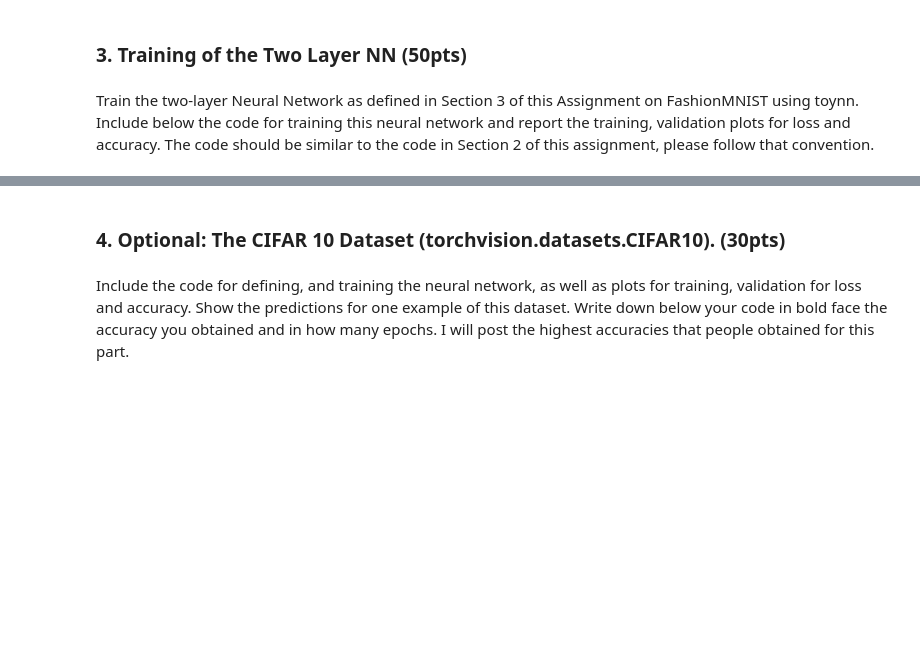
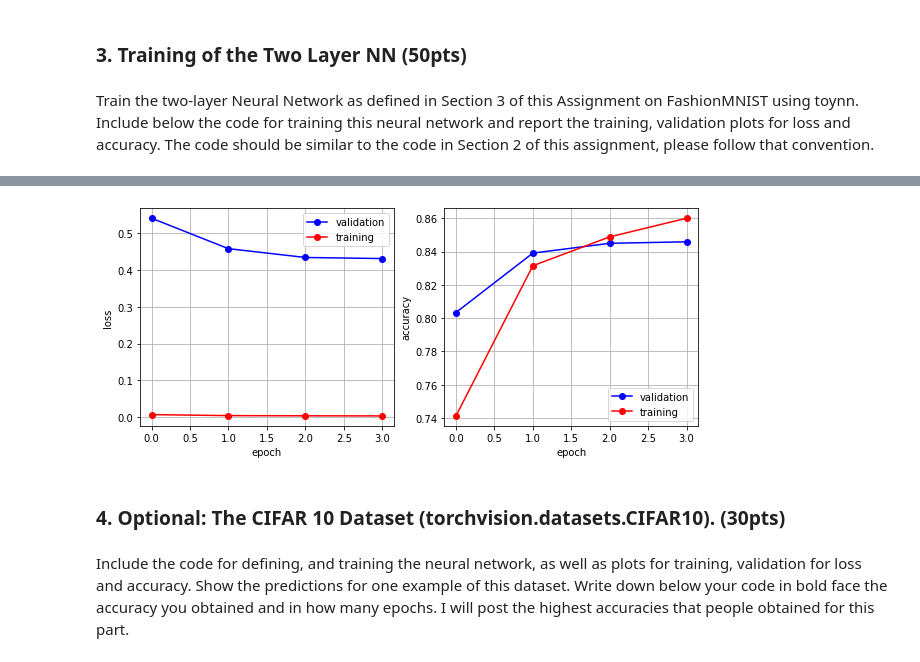
Before and after one commit to soneyahossain/DL_Assignment_3, a Jupyter notebook: deep_learning_assignment_spring2020.ipynb, the cells around one changed output, grey strips where cells are left out. Saved outputs shown, nothing was run; the diff lists cells and outputs as text; code cells hidden in the pictures; blank space fills up the shorter version.

```diff
--- a/deep_learning_assignment_spring2020.ipynb
+++ b/deep_learning_assignment_spring2020.ipynb
@@ -465,15 +459,13 @@ train_loader = torch.utils.data.DataLoader(dataset = trainset,
                                            batch_size = batchSize,
                                            shuffle = True)
 # We don't need to bach the validation set but let's do it anyway.
-val_loader = torch.utils.data.DataLoader(dataset = valset,
-                                         batch_size = batchSize,
-                                         shuffle = False) # No need.
+val_loader = torch.utils.data.DataLoader(dataset = valset,batch_size = batchSize, shuffle = False) # No need.
 
 # Define a learning rate.
-learningRate = 1e-4
+learningRate = 1e-3
 
 # Define number of epochs.
-N = 5
+N = 4
 # Setup the number of inputs, hidden neurons, and outputs.
 nInputs = 1 * 28 * 28
 nHidden = 512
@@ -483,8 +475,7 @@ nOutputs = 10
 linear_fn1 = toynn_Linear(nInputs, nHidden)
 relu_fn = toynn_ReLU()
 linear_fn2 = toynn_Linear(nHidden, nOutputs)
-
-
+loss_fn = toynn_CrossEntropyLoss()
 
 
 # log accuracies and losses.
@@ -503,9 +494,8 @@ for epoch in range(0, N):
 
         # Forward pass. (Prediction stage)
 
-
         # Make predictions.
-        a = linear_fn1.forward(x)
+        a = linear_fn1.forward(inputs)
         z = relu_fn.forward(a)
         scores = linear_fn2.forward(z)
         cum_loss += loss_fn.forward(scores, labels).item()
@@ -518,7 +508,7 @@ for epoch in range(0, N):
         scores_grads = loss_fn.backward(scores, labels)
         linear2_grad = linear_fn2.backward(z, scores_grads)
         relu_grad = relu_fn.backward(a, linear2_grad)
-        grad_inputs = linear_fn.backward(inputs, relu_grad)
+        grad_inputs = linear_fn1.backward(inputs, relu_grad)
 
         # Parameter updates (SGD step).
         linear_fn1.weight.add_(-learningRate, linear_fn1.weight_grads)
@@ -543,12 +533,13 @@ for epoch in range(0, N):
         inputs = inputs.view(batchSize, 1 * 28 * 28)
 
         # Forward pass. (Prediction stage)
-         # Make predictions.
-        a = linear_fn1.forward(x)
+        # Make predictions.
+        a = linear_fn1.forward(inputs)
         z = relu_fn.forward(a)
         scores = linear_fn2.forward(z)
+        cum_loss += loss_fn.forward(scores, labels).item()
 
-         # Count how many correct in this batch.
+        # Count how many correct in this batch.
         max_scores, max_labels = scores.max(1)
         correct += (max_labels == labels).sum().item()
 
@@ -558,4 +549,23 @@ for epoch in range(0, N):
     # Logging the current results on validation.
     print('Validation-epoch %d. Avg-Loss: %.4f, Accuracy: %.4f' %
           (epoch, cum_loss / (i + 1), correct / len(valset)))
+
+
+plt.figure(figsize = (10, 4))
+plt.subplot(1, 2, 1)
+plt.plot(val_losses, 'bo-', label = 'val-loss')
+plt.plot(train_losses, 'ro-', label = 'train-loss')
+plt.grid('on')
+plt.ylabel('loss')
+plt.xlabel('epoch')
+plt.legend(['validation', 'training'], loc='upper right')
+
+plt.subplot(1, 2, 2)
+plt.plot(val_accuracies, 'bo-', label = 'val-acc')
+plt.plot(train_accuracies, 'ro-', label = 'train-acc')
+plt.ylabel('accuracy')
+plt.grid('on')
+plt.xlabel('epoch')
+plt.legend(['validation', 'training'], loc='lower right')
+plt.show()
 # %% [output]
@@ -563,3 +589,4 @@ RuntimeError: ignored
+[figure, added]
 # %% [markdown]
 ### 4. Optional: The CIFAR 10 Dataset (torchvision.datasets.CIFAR10). (30pts)
 # %% [markdown]
```
Also changed, not shown: parts of 7 cells of this notebook.
